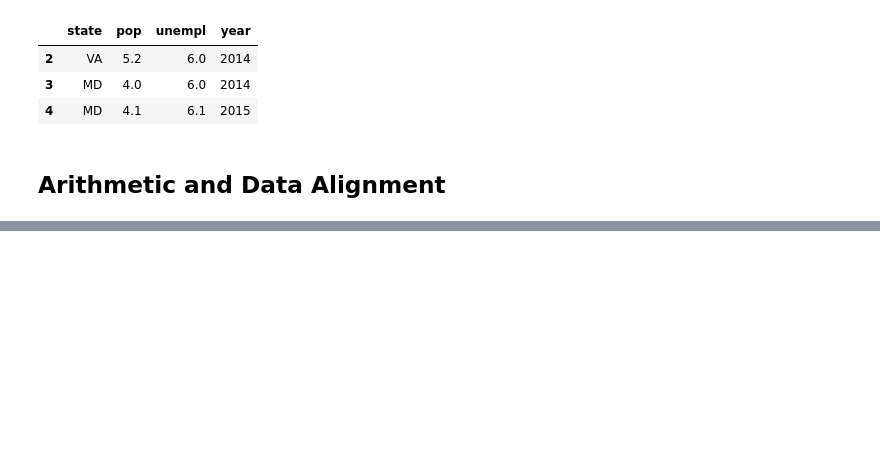
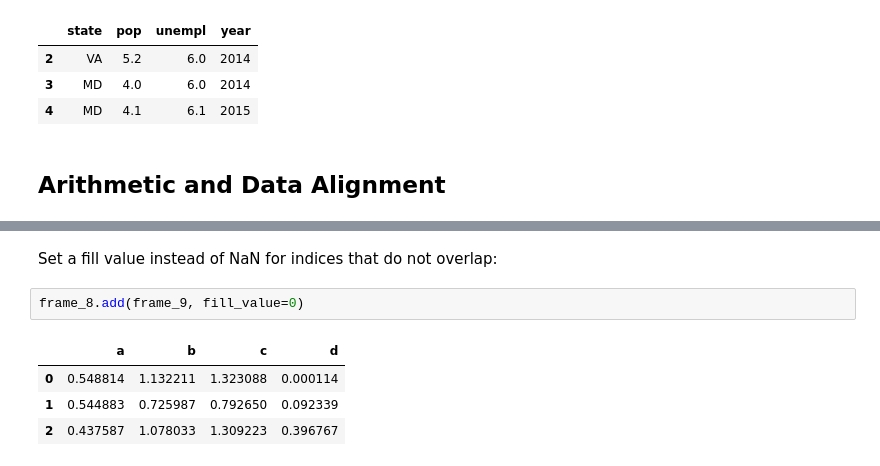
Before and after one commit to donnemartin/data-science-ipython-notebooks, a Jupyter notebook: pandas/pandas.ipynb, the cells around one changed output, grey strips where cells are left out. Drawn from its saved outputs; the diff is of its cells as text; blank space fills up the shorter version.

Commit message:
Seeded random for more predictability between iterations.  Added snippets for setting a fill value for indices that do not overlap for arithmetic operations.

```diff
--- a/pandas/pandas.ipynb
+++ b/pandas/pandas.ipynb
@@ -726,0 +744,9 @@ frame_8 + frame_9
+# %% [markdown]
+Set a fill value instead of NaN for indices that do not overlap:
+# %%
+frame_8.add(frame_9, fill_value=0)
+# %% [output]
+|  | a | b | c | d |
+| 0 | 0.548814 | 1.132211 | 1.323088 | 0.000114 |
+| 1 | 0.544883 | 0.725987 | 0.792650 | 0.092339 |
+| 2 | 0.437587 | 1.078033 | 1.309223 | 0.396767 |
```
Also changed, not shown: parts of 10 cells of this notebook.
